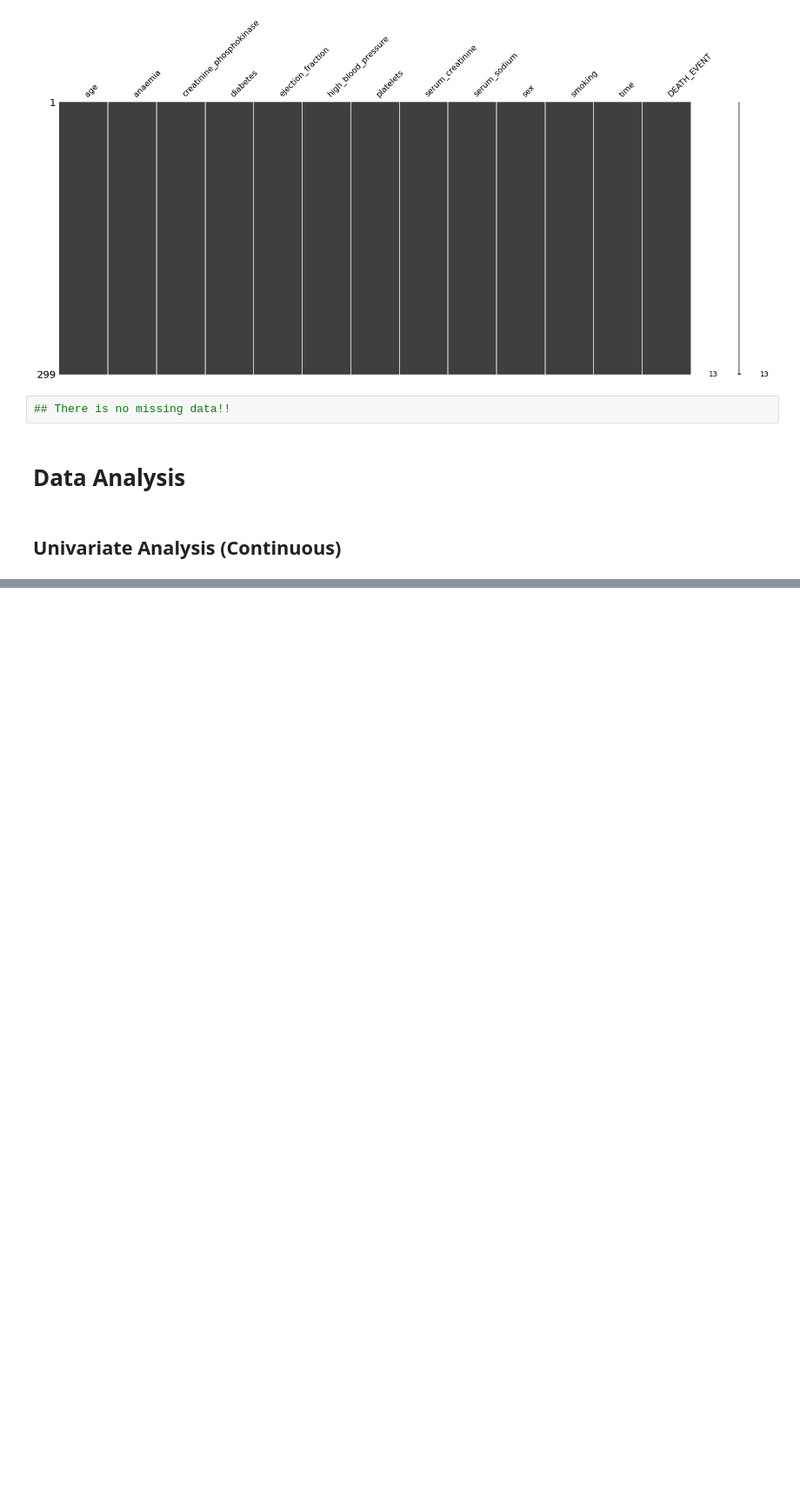
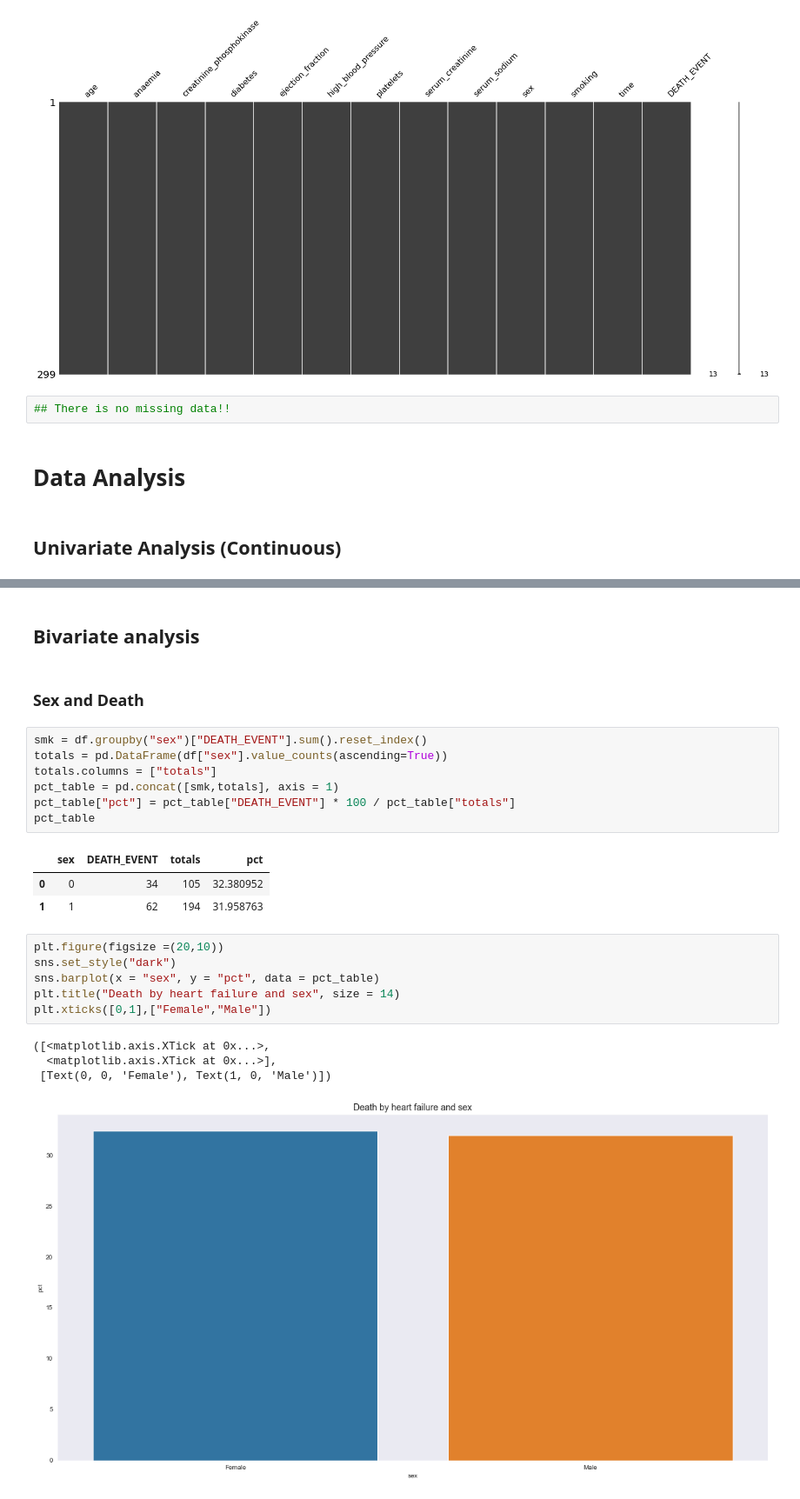
Before and after one commit to pmmc92/Heart_Failure, a Jupyter notebook: mf.ipynb, the cells around one changed output, grey strips where cells are left out. Shown at 87% size. Cells and saved outputs as stored; diff of their text form; blank space fills up the shorter version.

Commit message:
Continued Data Analysis

```diff
--- a/mf.ipynb
+++ b/mf.ipynb
@@ -116,0 +125,26 @@ Name: creatinine_phosphokinase, Length: 299, dtype: int64
+# %% [markdown]
+## Bivariate analysis
+# %% [markdown]
+### Sex and Death
+# %%
+smk = df.groupby("sex")["DEATH_EVENT"].sum().reset_index()
+totals = pd.DataFrame(df["sex"].value_counts(ascending=True))
+totals.columns = ["totals"]
+pct_table = pd.concat([smk,totals], axis = 1)
+pct_table["pct"] = pct_table["DEATH_EVENT"] * 100 / pct_table["totals"]
+pct_table
+# %% [output]
+|  | sex | DEATH_EVENT | totals | pct |
+| 0 | 0 | 34 | 105 | 32.380952 |
+| 1 | 1 | 62 | 194 | 31.958763 |
+# %%
+plt.figure(figsize =(20,10))
+sns.set_style("dark")
+sns.barplot(x = "sex", y = "pct", data = pct_table)
+plt.title("Death by heart failure and sex", size = 14)
+plt.xticks([0,1],["Female","Male"])
+# %% [output]
+([<matplotlib.axis.XTick at 0x...>,
+  <matplotlib.axis.XTick at 0x...>],
+ [Text(0, 0, 'Female'), Text(1, 0, 'Male')])
+[figure, added]
```
Also changed, not shown: parts of 9 cells of this notebook.
